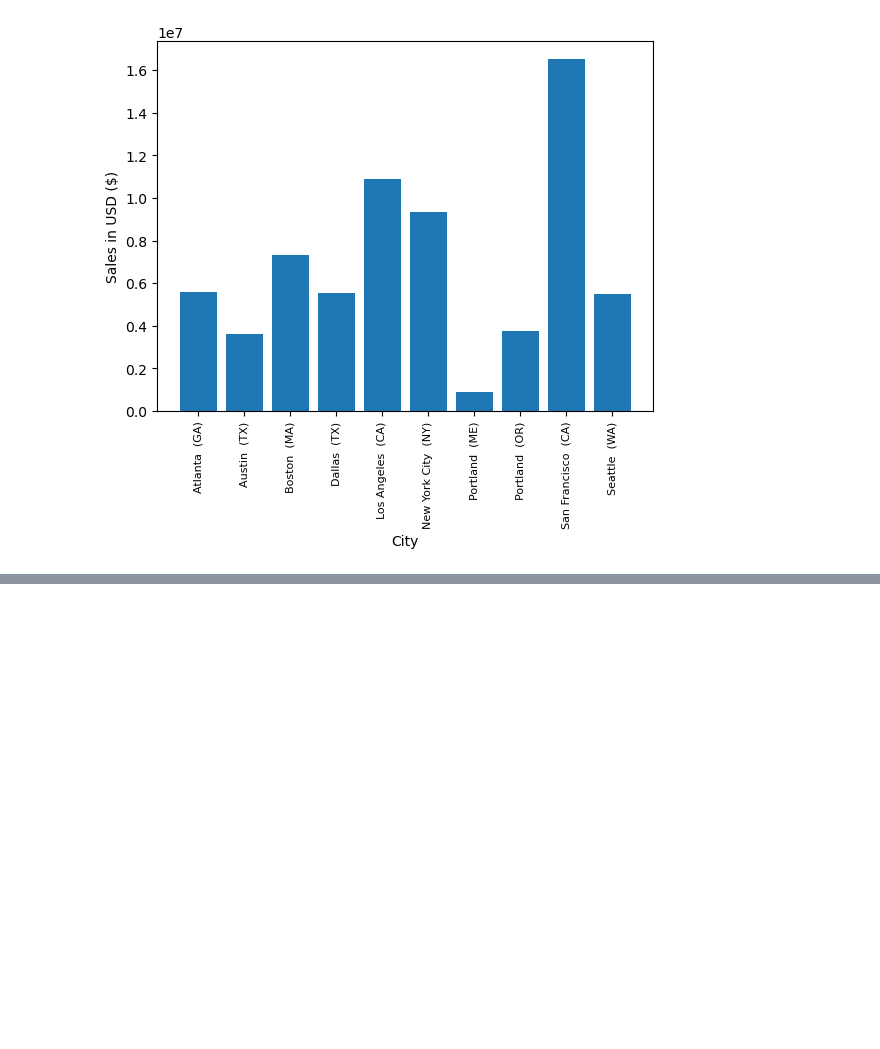
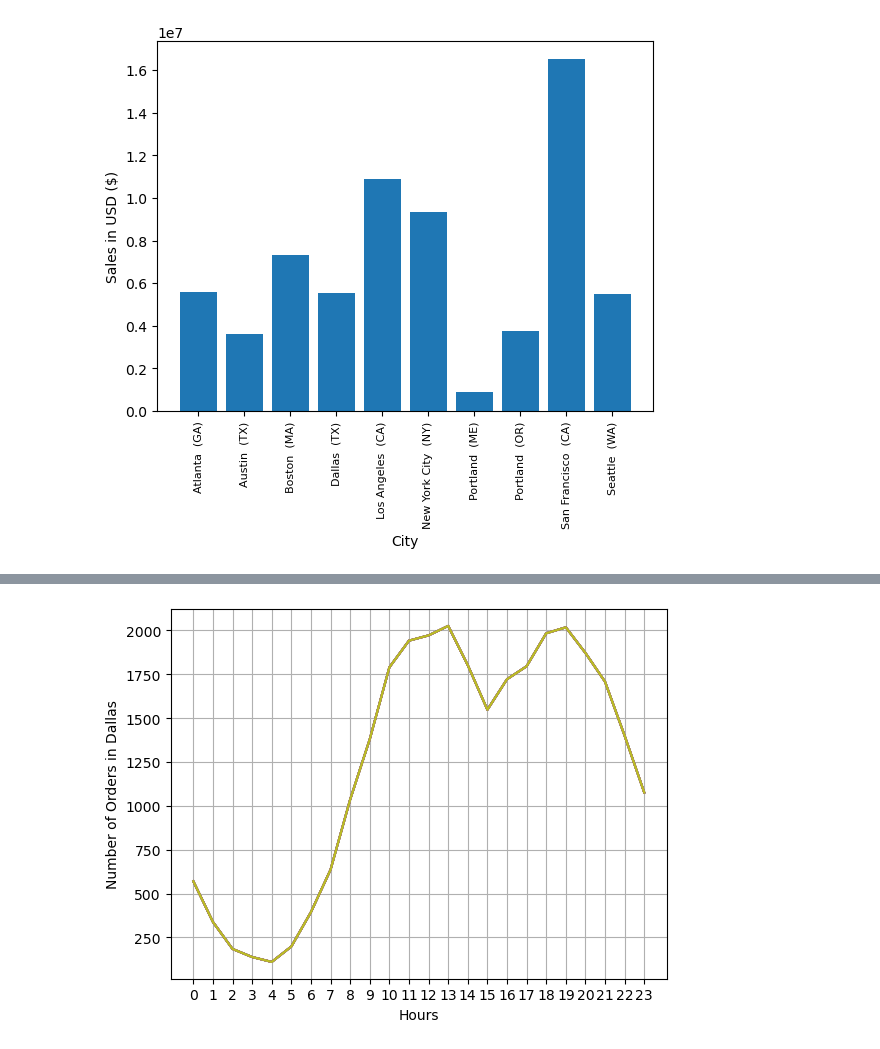
Before and after one commit to SarahElkheshin/Pandas-Sales-Analysis, a Jupyter notebook: Sales Analysis.ipynb, the cells around one changed output, grey strips where cells are left out. Saved outputs shown, nothing was run; the diff lists cells and outputs as text; code cells hidden in the pictures; blank space fills up the shorter version.

```diff
--- a/Sales Analysis.ipynb
+++ b/Sales Analysis.ipynb
@@ -173,0 +185,12 @@ all_data.head()
+# %%
+#Diplaying the number of orders per hour in Dallas city only
+Dallas_hours =[hour for hour, df in all_data[all_data['City'] =="Dallas  (TX)"].groupby('Hour')]
+
+plt.plot(Dallas_hours, all_data[all_data['City'] =="Dallas  (TX)"].groupby('Hour').count())
+plt.xticks(Dallas_hours)
+plt.xlabel('Hours')
+plt.ylabel('Number of Orders in Dallas')
+plt.grid()
+plt.show()
+# %% [output]
+[figure, added]
```
Also changed, not shown: parts of 8 cells of this notebook.
